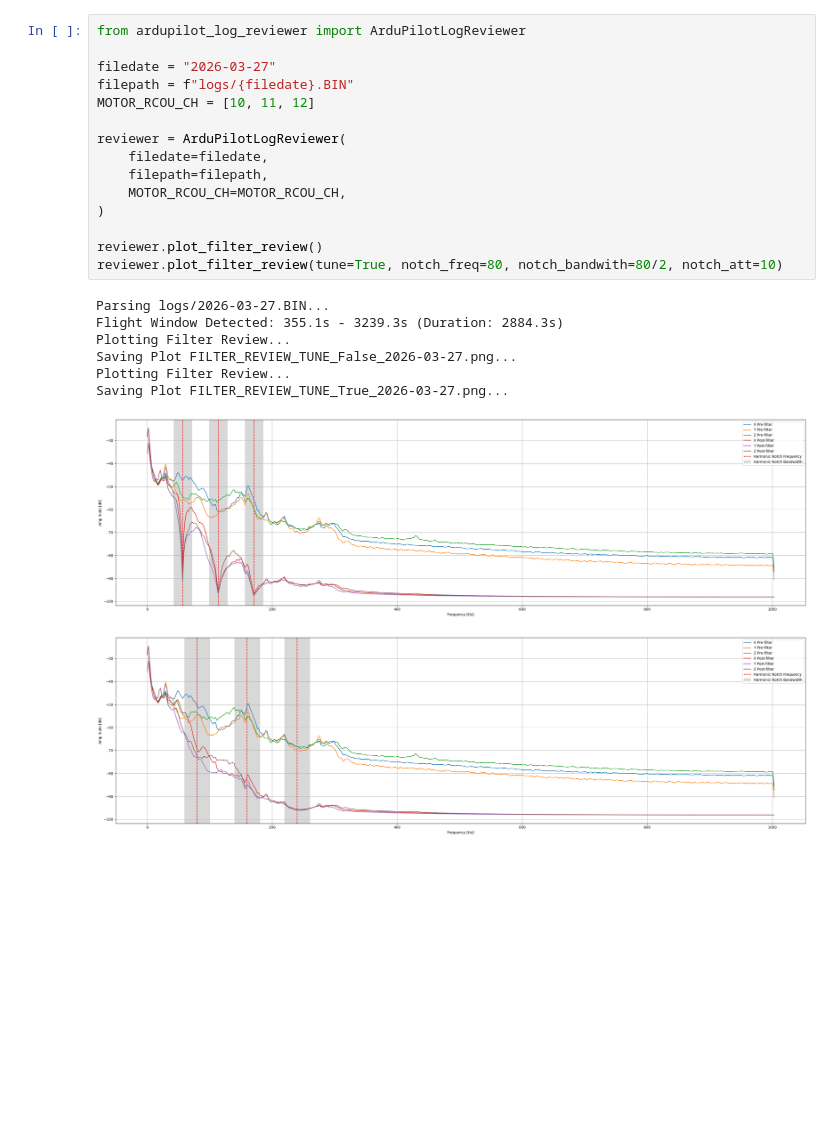
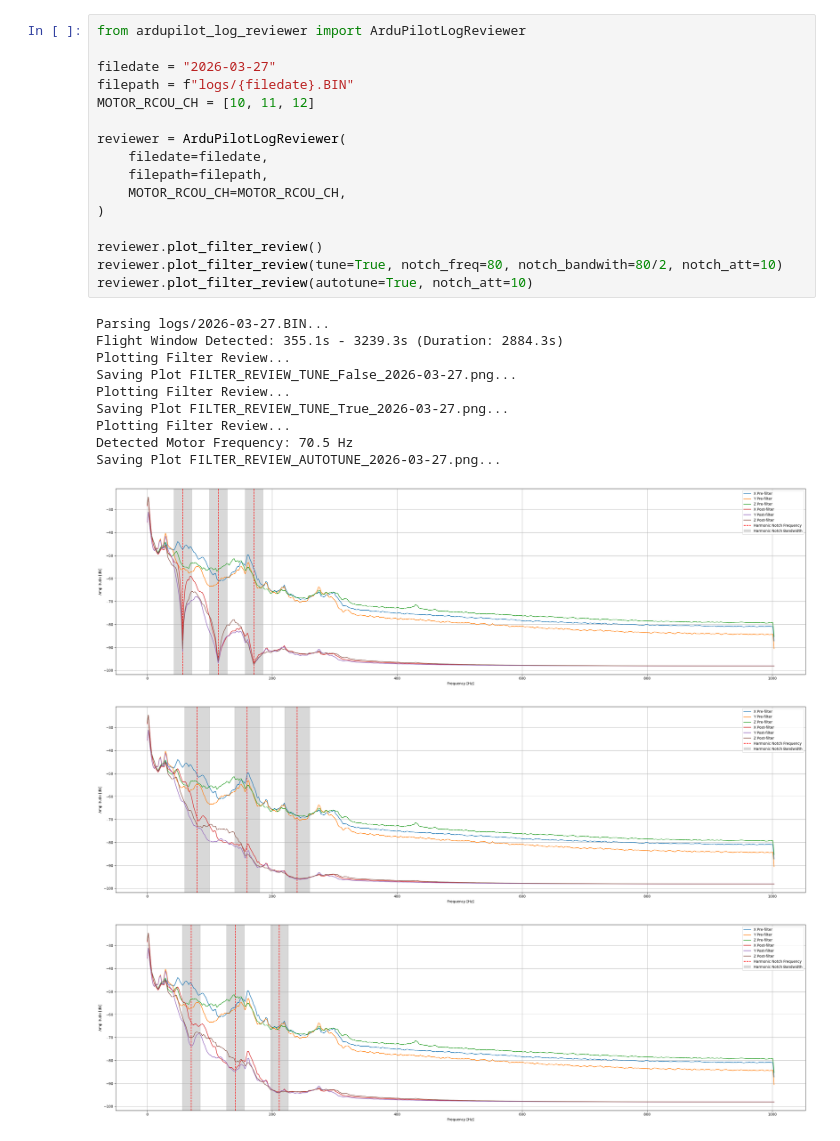
Before and after one commit to SukhbirMahal1/ArduPilotLogReviewer, a Jupyter notebook: examples/example_filter_review.ipynb, the cells around one changed output. Cells and saved outputs as stored; diff of their text form; blank space fills up the shorter version.

Commit message:
Implement Filter Review Autotune (Detect Motor Frequency)

```diff
--- a/examples/example_filter_review.ipynb
+++ b/examples/example_filter_review.ipynb
@@ -1,24 +1,29 @@
 # %%
 from ardupilot_log_reviewer import ArduPilotLogReviewer
 
 filedate = "2026-03-27"
 filepath = f"logs/{filedate}.BIN"
 MOTOR_RCOU_CH = [10, 11, 12]
 
 reviewer = ArduPilotLogReviewer(
     filedate=filedate,
     filepath=filepath,
     MOTOR_RCOU_CH=MOTOR_RCOU_CH,
 )
 
 reviewer.plot_filter_review()
 reviewer.plot_filter_review(tune=True, notch_freq=80, notch_bandwith=80/2, notch_att=10)
+reviewer.plot_filter_review(autotune=True, notch_att=10)
 # %% [output]
 Parsing logs/2026-03-27.BIN...
 Flight Window Detected: 355.1s - 3239.3s (Duration: 2884.3s)
 Plotting Filter Review...
 Saving Plot FILTER_REVIEW_TUNE_False_2026-03-27.png...
 Plotting Filter Review...
 Saving Plot FILTER_REVIEW_TUNE_True_2026-03-27.png...
+Plotting Filter Review...
+Detected Motor Frequency: 70.5 Hz
+Saving Plot FILTER_REVIEW_AUTOTUNE_2026-03-27.png...
 [figure]
 [figure]
+[figure, added]
```
Also changed, not shown: 2 other files.
